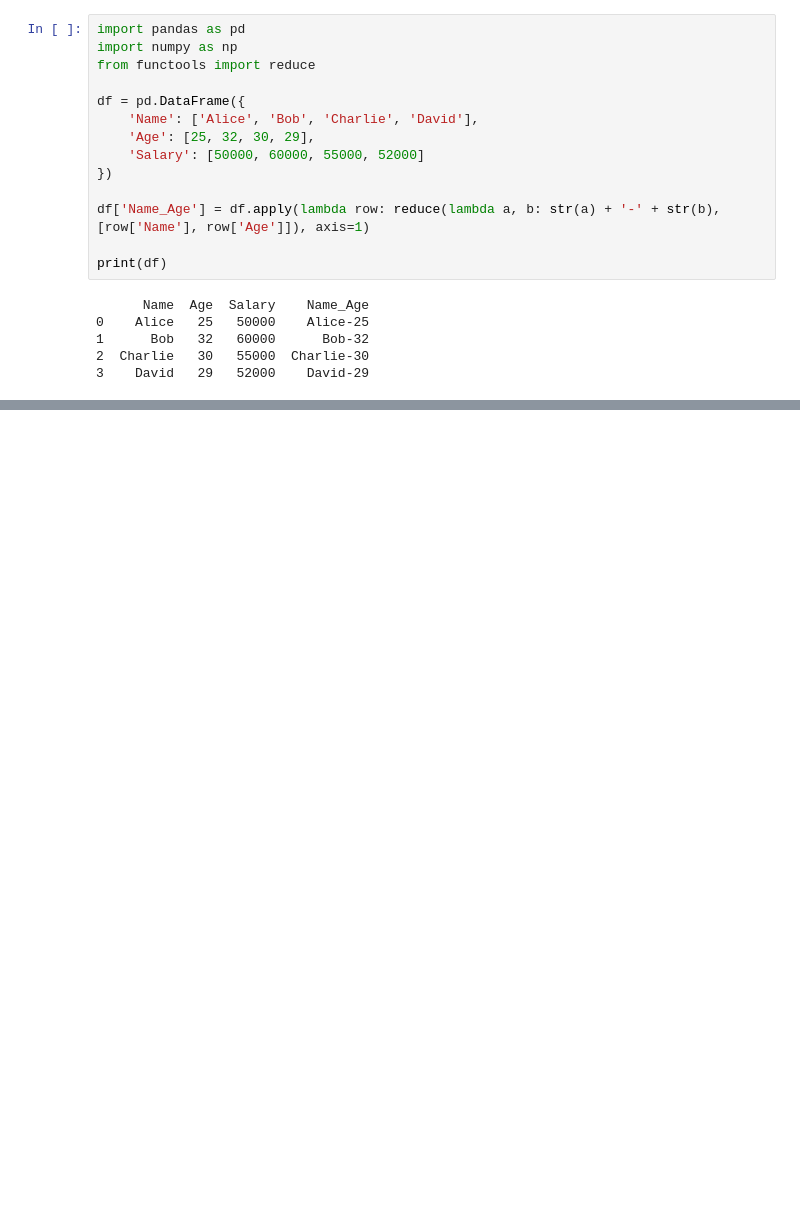
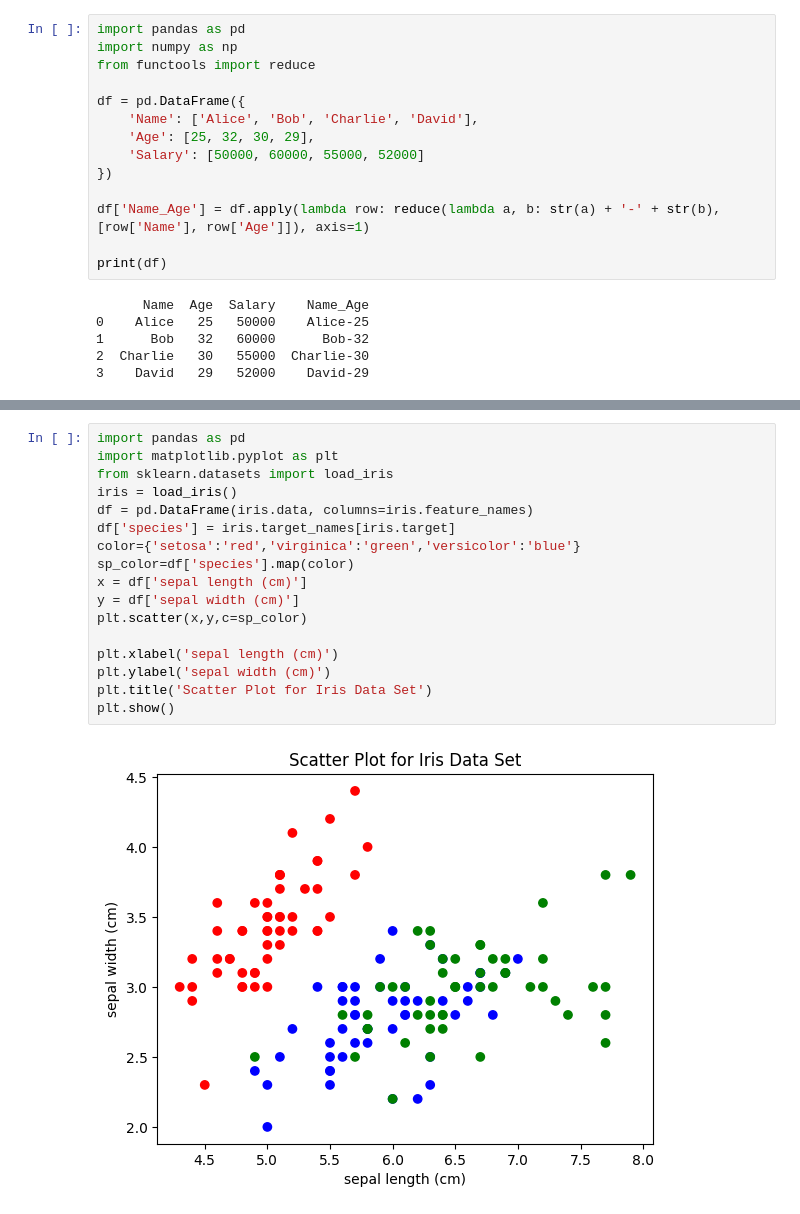
Before and after one commit to harish-git63/Demo1, a Jupyter notebook: HARISH_AIML_LAB_1_.ipynb, the cells around one changed output, grey strips where cells are left out. Drawn from its saved outputs; the diff is of its cells as text; blank space fills up the shorter version.

```diff
--- a/HARISH_AIML_LAB_1_.ipynb
+++ b/HARISH_AIML_LAB_1_.ipynb
@@ -1692,0 +1708,19 @@ print(df)
+# %%
+import pandas as pd
+import matplotlib.pyplot as plt
+from sklearn.datasets import load_iris
+iris = load_iris()
+df = pd.DataFrame(iris.data, columns=iris.feature_names)
+df['species'] = iris.target_names[iris.target]
+color={'setosa':'red','virginica':'green','versicolor':'blue'}
+sp_color=df['species'].map(color)
+x = df['sepal length (cm)']
+y = df['sepal width (cm)']
+plt.scatter(x,y,c=sp_color)
+
+plt.xlabel('sepal length (cm)')
+plt.ylabel('sepal width (cm)')
+plt.title('Scatter Plot for Iris Data Set')
+plt.show()
+# %% [output]
+[figure, added]
```
Also changed, not shown: parts of 1 cell of this notebook.
